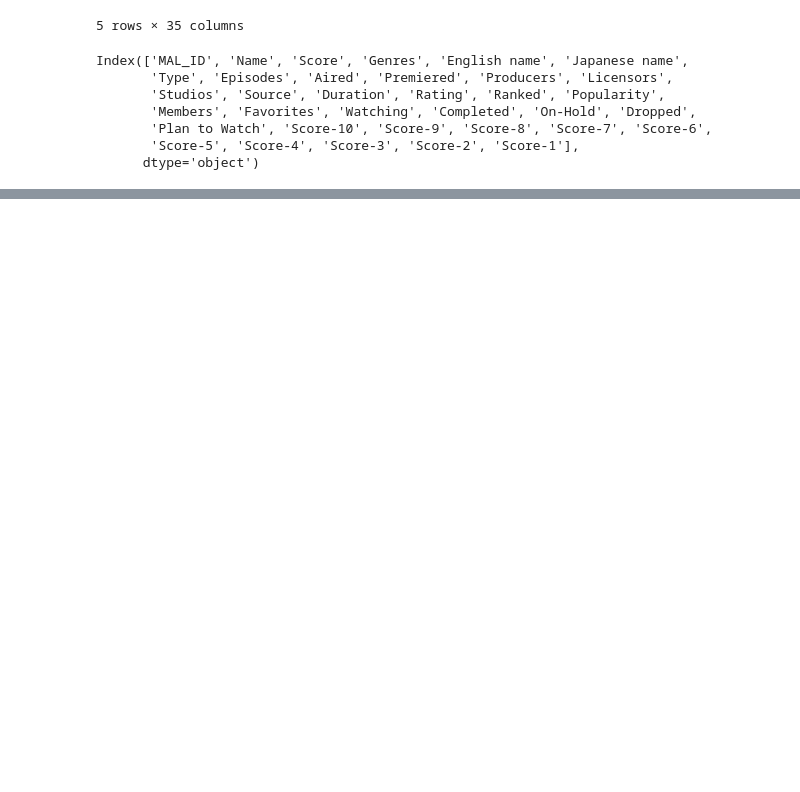
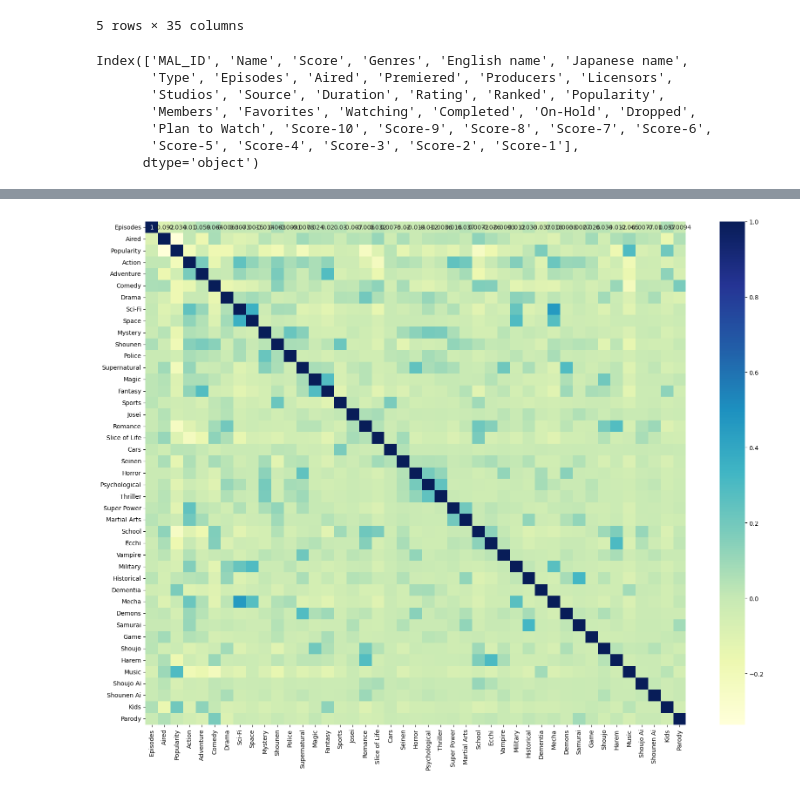
Before and after one commit to AlFarabiDHK/Anime-Recommender, a Jupyter notebook: mal.ipynb, the cells around one changed output, grey strips where cells are left out. Drawn from its saved outputs; the diff is of its cells as text; code cells hidden in the pictures; blank space fills up the shorter version.

```diff
--- a/mal.ipynb
+++ b/mal.ipynb
@@ -163,0 +289,9 @@ Name: Name, dtype: object
+# %%
+df = df.drop(['Type', 'Rating', 'Genres', 'Score-1', 'Score-2', 'Score-3', 'Score-4', 'Score-5', 'Score-6', 'Score-7', 'Score-8', 'Score-9', 'Score-10'], axis=1)
+# df = df.drop(['Ranked', 'Popularity', 'Members' , 'Favorites' , 'Watching' , 'Completed' , 'On-Hold', 'Dropped' , 'Plan to Watch'], axis=1)
+df = df.drop(['Ranked', 'Favorites', 'Members' , 'Watching' , 'On-Hold' , 'Completed', 'Dropped', 'Plan to Watch'], axis=1)
+# df = df.drop(['Ranked'], axis=1)
+df = df.drop(['MAL_ID', 'Name', 'English name' , 'Japanese name' , 'Premiered' , 'Producers', 'Licensors'], axis=1)
+df = df.drop(['Source', 'Studios'], axis=1)
+# df = df.drop(['Unknown_Genre', 'Unknown_Type'], axis=1)
+df = df.drop(['Unknown_Genre','Hentai', 'Yuri', 'Yaoi', 'Duration'], axis=1)
@@ -163,0 +319,10 @@ Name: Name, dtype: object
+# %%
+print(df.describe())
+from sklearn.preprocessing import StandardScaler
+
+# Create a StandardScaler instance
+scaler = StandardScaler()
+
+# Fit the scaler to the 'Aired', 'Completed', 'Dropped', and 'Favorites' columns and transform them
+df[['Episodes', 'Aired', 'Popularity']] = scaler.fit_transform(df[['Episodes', 'Aired', 'Popularity']])
+print(df.describe())
@@ -163,0 +347,15 @@ Name: Name, dtype: object
+# %%
+import seaborn as sns
+from sklearn.model_selection import train_test_split
+
+# 'df' is your DataFrame and 'Score' is the target column
+X = df.drop('Score', axis=1)
+y = df['Score']
+
+X_train, X_test, y_train, y_test = train_test_split(X, y, test_size=0.2, random_state=42)
+# %%
+plt.figure(figsize=(20,15))
+sns.heatmap(X_train.corr(), annot=True, cmap='YlGnBu')
+plt.show()
+# %% [output]
+[figure, added]
```
Also changed, not shown: parts of 20 cells of this notebook.
